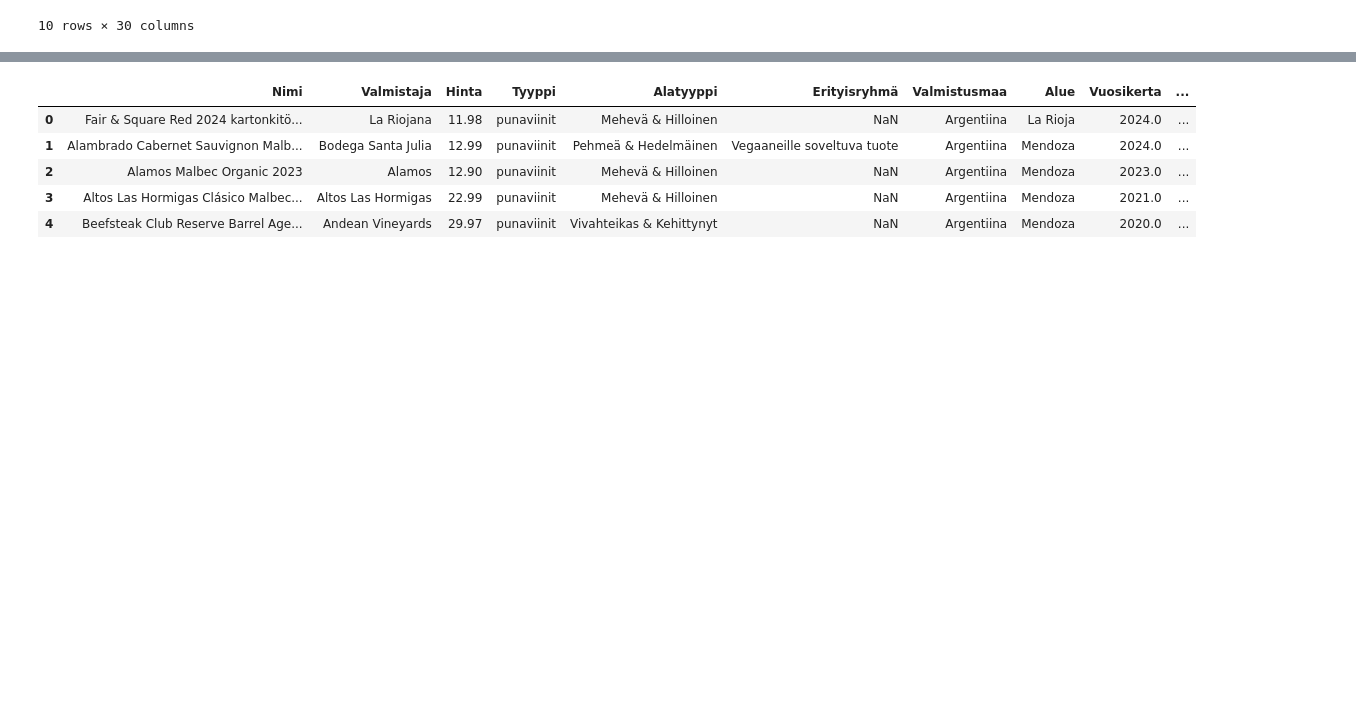
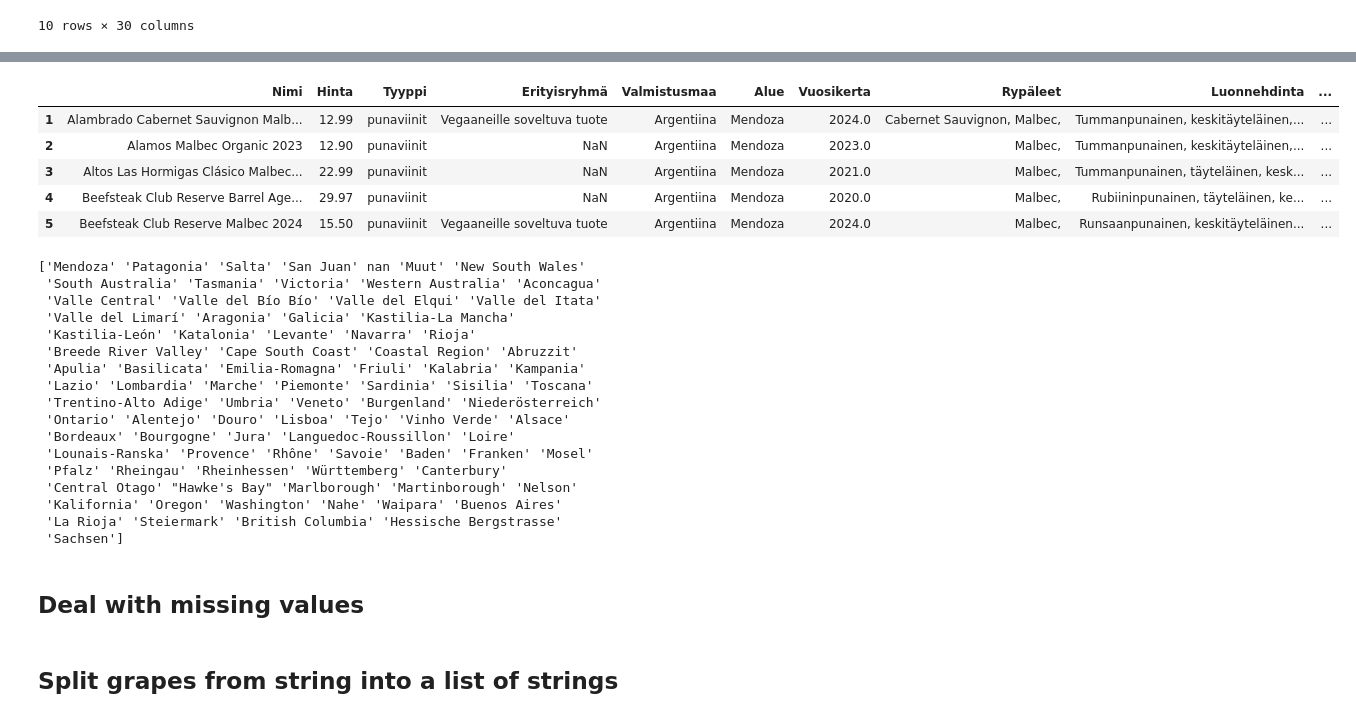
Before and after one commit to KalleHahl/Wine-price-prediction-model, a Jupyter notebook: data-cleaning.ipynb, the cells around one changed output, grey strips where cells are left out. Cells and saved outputs as stored; diff of their text form; code cells hidden in the pictures; blank space fills up the shorter version.

```diff
--- a/data-cleaning.ipynb
+++ b/data-cleaning.ipynb
@@ -83,17 +75,50 @@ See the caveats in the documentation: https://pandas.pydata.org/pandas-docs/stab
 # %%
 columns_to_remove = [
-  'Numero', 'Kantavierrep-%', 'Väri EBC', 'Katkerot EBU',
-  'Oluttyyppi', 'Uutuus', 'Litrahinta', 'Pullokoko',
-  'EAN', 'Huomautus', 'Hinnastojärjestyskoodi'
+    "Numero",
+    "Kantavierrep-%",
+    "Väri EBC",
+    "Katkerot EBU",
+    "Oluttyyppi",
+    "Uutuus",
+    "Litrahinta",
+    "Pullokoko",
+    "EAN",
+    "Huomautus",
+    "Hinnastojärjestyskoodi",
+    "Etikettimerkintöjä",
+    "Valmistaja",
+    "Alatyyppi",
+    "Energia kcal/100 ml",
+    "Valikoima",
 ]
 
-alko_filtered = alko_data.drop(columns=columns_to_remove)
+alko_filtered = alko_wines_filtered.drop(columns=columns_to_remove)
 
 display(alko_filtered.head())
+print(alko_filtered["Alue"].unique())
 # %% [output]
-|  | Nimi | Valmistaja | Hinta | Tyyppi | Alatyyppi | Erityisryhmä | Valmistusmaa | Alue | Vuosikerta | ... |
-| 0 | Fair & Square Red 2024 kartonkitö... | La Riojana | 11.98 | punaviinit | Mehevä & Hilloinen | NaN | Argentiina | La Rioja | 2024.0 | ... |
-| 1 | Alambrado Cabernet Sauvignon Malb... | Bodega Santa Julia | 12.99 | punaviinit | Pehmeä & Hedelmäinen | Vegaaneille soveltuva tuote | Argentiina | Mendoza | 2024.0 | ... |
-| 2 | Alamos Malbec Organic 2023 | Alamos | 12.90 | punaviinit | Mehevä & Hilloinen | NaN | Argentiina | Mendoza | 2023.0 | ... |
-| 3 | Altos Las Hormigas Clásico Malbec... | Altos Las Hormigas | 22.99 | punaviinit | Mehevä & Hilloinen | NaN | Argentiina | Mendoza | 2021.0 | ... |
-| 4 | Beefsteak Club Reserve Barrel Age... | Andean Vineyards | 29.97 | punaviinit | Vivahteikas & Kehittynyt | NaN | Argentiina | Mendoza | 2020.0 | ... |
+|  | Nimi | Hinta | Tyyppi | Erityisryhmä | Valmistusmaa | Alue | Vuosikerta | Rypäleet | Luonnehdinta | ... |
+| 1 | Alambrado Cabernet Sauvignon Malb... | 12.99 | punaviinit | Vegaaneille soveltuva tuote | Argentiina | Mendoza | 2024.0 | Cabernet Sauvignon, Malbec, | Tummanpunainen, keskitäyteläinen,... | ... |
+| 2 | Alamos Malbec Organic 2023 | 12.90 | punaviinit | NaN | Argentiina | Mendoza | 2023.0 | Malbec, | Tummanpunainen, keskitäyteläinen,... | ... |
+| 3 | Altos Las Hormigas Clásico Malbec... | 22.99 | punaviinit | NaN | Argentiina | Mendoza | 2021.0 | Malbec, | Tummanpunainen, täyteläinen, kesk... | ... |
+| 4 | Beefsteak Club Reserve Barrel Age... | 29.97 | punaviinit | NaN | Argentiina | Mendoza | 2020.0 | Malbec, | Rubiininpunainen, täyteläinen, ke... | ... |
+| 5 | Beefsteak Club Reserve Malbec 2024 | 15.50 | punaviinit | Vegaaneille soveltuva tuote | Argentiina | Mendoza | 2024.0 | Malbec, | Runsaanpunainen, keskitäyteläinen... | ... |
+['Mendoza' 'Patagonia' 'Salta' 'San Juan' nan 'Muut' 'New South Wales'
+ 'South Australia' 'Tasmania' 'Victoria' 'Western Australia' 'Aconcagua'
+ 'Valle Central' 'Valle del Bío Bío' 'Valle del Elqui' 'Valle del Itata'
+ 'Valle del Limarí' 'Aragonia' 'Galicia' 'Kastilia-La Mancha'
+ 'Kastilia-León' 'Katalonia' 'Levante' 'Navarra' 'Rioja'
+ 'Breede River Valley' 'Cape South Coast' 'Coastal Region' 'Abruzzit'
+ 'Apulia' 'Basilicata' 'Emilia-Romagna' 'Friuli' 'Kalabria' 'Kampania'
+ 'Lazio' 'Lombardia' 'Marche' 'Piemonte' 'Sardinia' 'Sisilia' 'Toscana'
+ 'Trentino-Alto Adige' 'Umbria' 'Veneto' 'Burgenland' 'Niederösterreich'
+ 'Ontario' 'Alentejo' 'Douro' 'Lisboa' 'Tejo' 'Vinho Verde' 'Alsace'
+ 'Bordeaux' 'Bourgogne' 'Jura' 'Languedoc-Roussillon' 'Loire'
+ 'Lounais-Ranska' 'Provence' 'Rhône' 'Savoie' 'Baden' 'Franken' 'Mosel'
+ 'Pfalz' 'Rheingau' 'Rheinhessen' 'Württemberg' 'Canterbury'
+ 'Central Otago' "Hawke's Bay" 'Marlborough' 'Martinborough' 'Nelson'
+ 'Kalifornia' 'Oregon' 'Washington' 'Nahe' 'Waipara' 'Buenos Aires'
+ 'La Rioja' 'Steiermark' 'British Columbia' 'Hessische Bergstrasse'
+ 'Sachsen']
+# %% [markdown]
+## Deal with missing values
@@ -99,0 +138,2 @@ display(alko_filtered.head())
+# %% [markdown]
+## Split grapes from string into a list of strings
```
Also changed, not shown: parts of 5 cells of this notebook.
